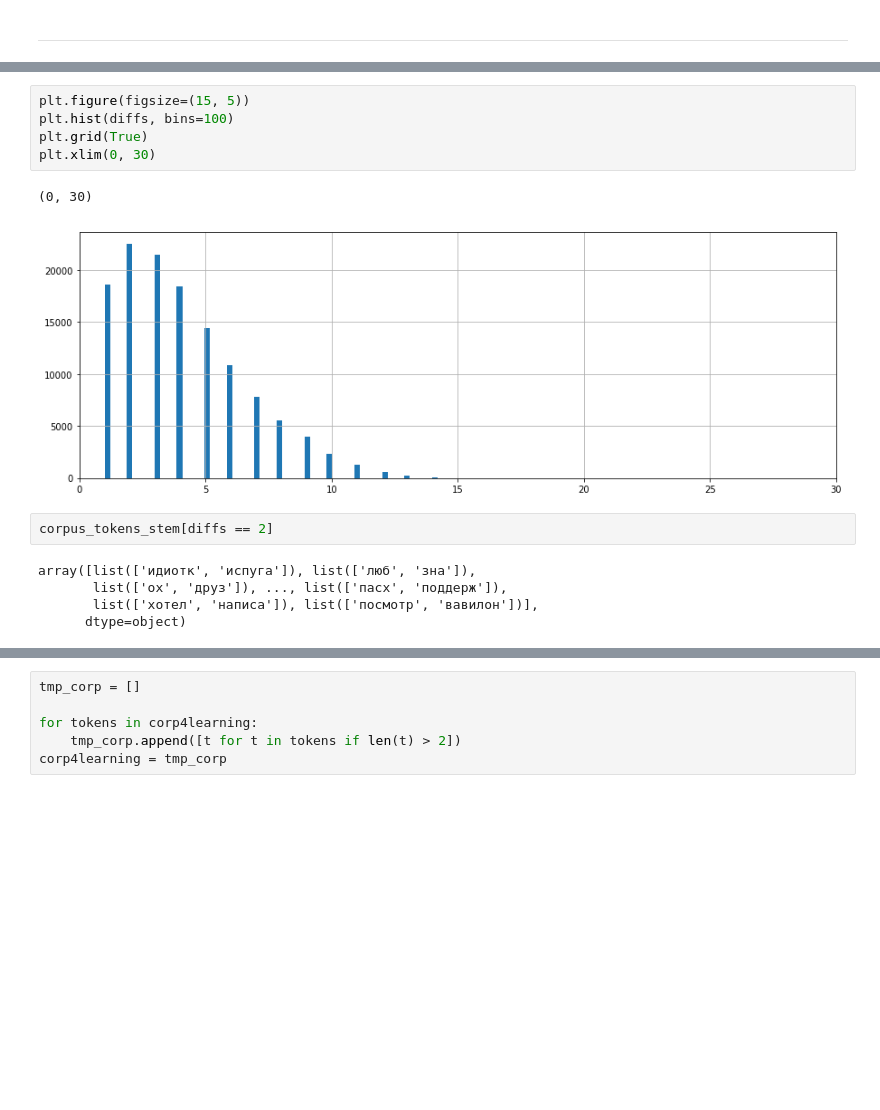
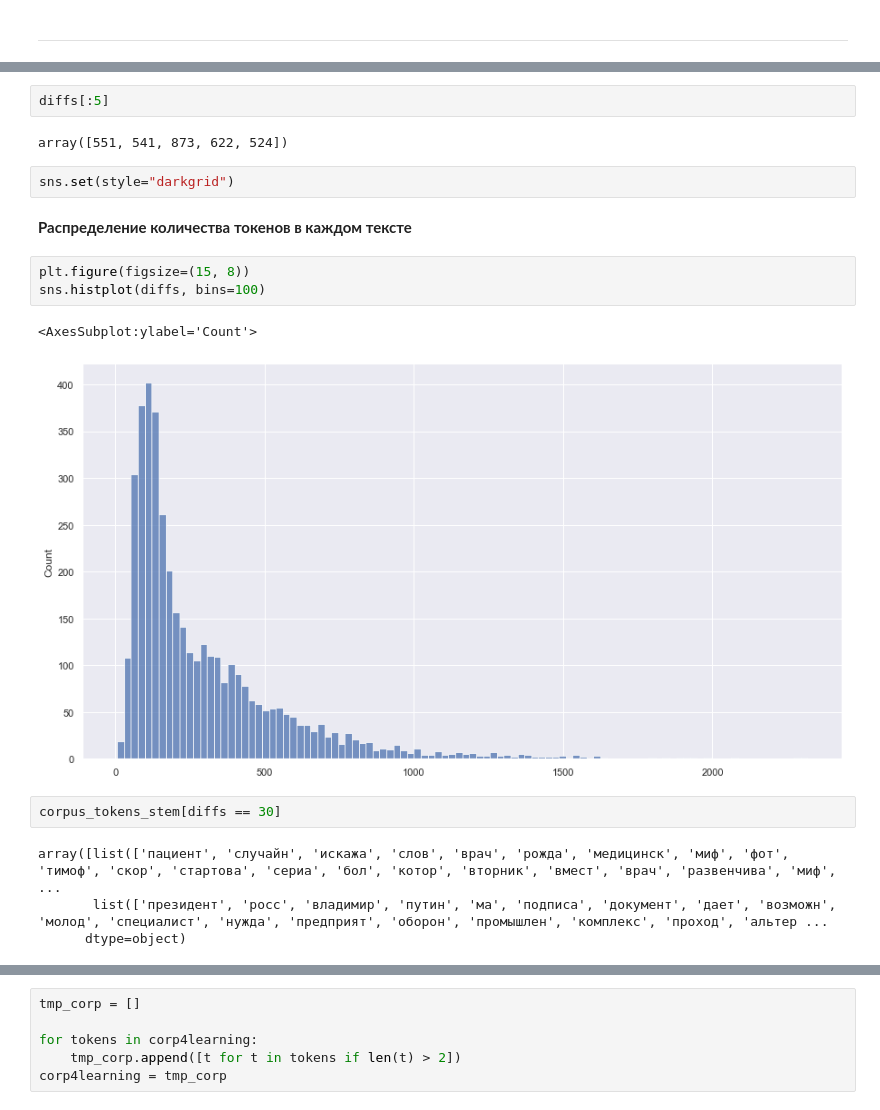
Before and after one commit to avmusatov/NLP, a Jupyter notebook: lab 2/text_analysis_lab2_Musatov_Anton.ipynb, the cells around one changed output, grey strips where cells are left out. Cells and saved outputs as stored; diff of their text form; blank space fills up the shorter version.

```diff
--- a/lab 2/text_analysis_lab2_Musatov_Anton.ipynb
+++ b/lab 2/text_analysis_lab2_Musatov_Anton.ipynb
@@ -436,17 +354,22 @@ print(len(diffs))
+# %%
+diffs[:5]
+# %% [output]
+array([551, 541, 873, 622, 524])
+# %%
+sns.set(style="darkgrid")
+# %% [markdown]
+**Распределение количества токенов в каждом тексте**
 # %%
-plt.figure(figsize=(15, 5))
-plt.hist(diffs, bins=100)
-plt.grid(True)
-plt.xlim(0, 30)
+plt.figure(figsize=(15, 8))
+sns.histplot(diffs, bins=100)
 # %% [output]
-(0, 30)
+<AxesSubplot:ylabel='Count'>
-[figure, old version]
+[figure, new version]
 # %%
-corpus_tokens_stem[diffs == 2]
+corpus_tokens_stem[diffs == 30]
 # %% [output]
-array([list(['идиотк', 'испуга']), list(['люб', 'зна']),
-       list(['ох', 'друз']), ..., list(['пасх', 'поддерж']),
-       list(['хотел', 'написа']), list(['посмотр', 'вавилон'])],
+array([list(['пациент', 'случайн', 'искажа', 'слов', 'врач', 'рожда', 'медицинск', 'миф', 'фот', 'тимоф', 'скор', 'стартова', 'сериа', 'бол', 'котор', 'вторник', 'вмест', 'врач', 'развенчива', 'миф',  ...
+       list(['президент', 'росс', 'владимир', 'путин', 'ма', 'подписа', 'документ', 'дает', 'возможн', 'молод', 'специалист', 'нужда', 'предприят', 'оборон', 'промышлен', 'комплекс', 'проход', 'альтер ...
       dtype=object)
 # %%
 np.unique(corpus_tokens_stem).shape[0] / float(corpus_tokens_stem.shape[0])
```
Also changed, not shown: parts of 67 cells of this notebook, 1 other file.
